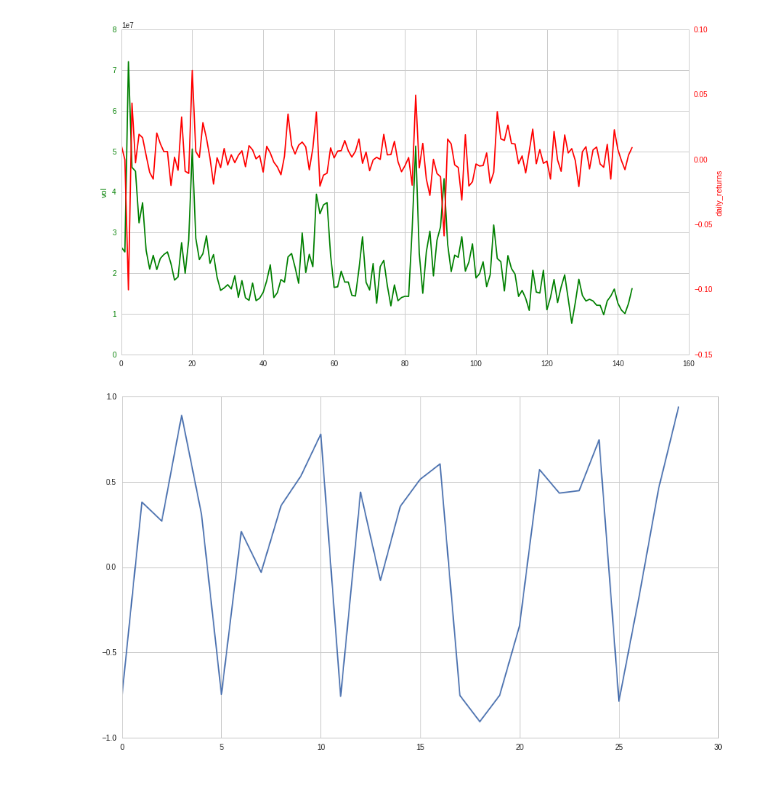
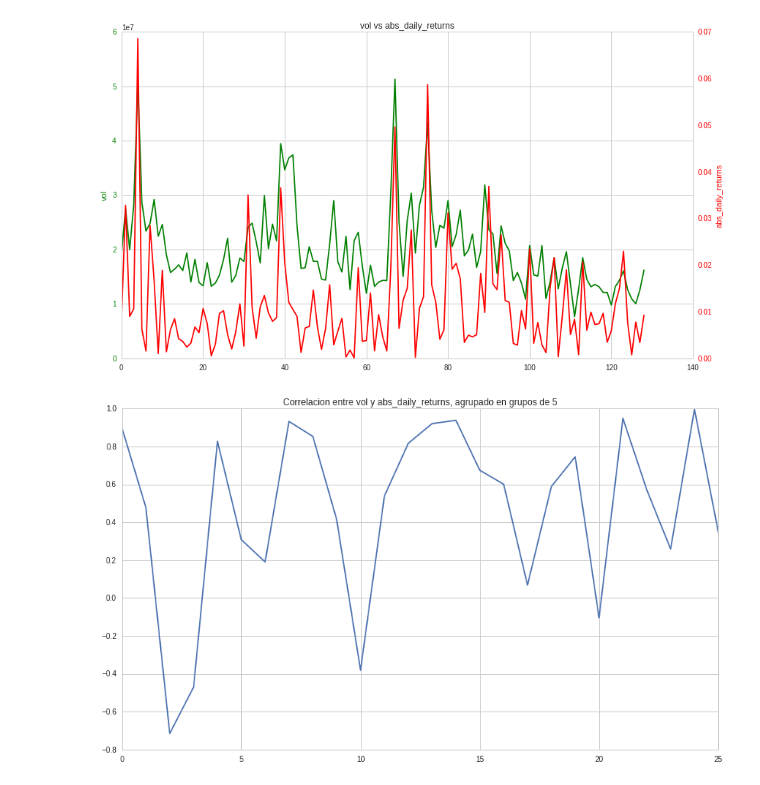
Before and after one commit to alyinuva/correlaciones, a Jupyter notebook: Correlaciones.ipynb, the cells around one changed output. Cells and saved outputs as stored; diff of their text form; code cells hidden in the pictures.

Commit message:
Plots con títulos y daily returns ahora en valor absoluto

```diff
--- a/Correlaciones.ipynb
+++ b/Correlaciones.ipynb
@@ -20,20 +26,21 @@ def make_pipeline():
     universe = QTradableStocksUS()
 
     daily_returns = factor.DailyReturns([USEquityPricing.close])
+    abs_daily_returns = abs_factor([daily_returns], window_length = 1)
     volumen = USEquityPricing.volume.latest
     sentiment_score = stocktwits.bull_minus_bear.latest
     rsi_15 = factor.RSI([USEquityPricing.close])
 
     return Pipeline(columns={"volumen": volumen,
                             "sentiment_score": sentiment_score,
-                            "daily_returns": daily_returns,
+                            "abs_daily_returns": abs_daily_returns,
                             "rsi_15": rsi_15}, screen=universe)
 # %%
 # Import run_pipeline method
 from quantopian.research import run_pipeline
 
 # Specify a time range to evaluate
-period_start = '2019-01-01'
+period_start = '2019-01-25'
 period_end = '2019-07-30'
 
 # Execute pipeline over evaluation period
@@ -53,6 +60,8 @@ def plot_correlation_levels(factor_1, factor_1_name, factor_2, factor_2_name, pa
         correlacion = np.corrcoef(factor_1.values[i:i + paso], factor_2.values[i:i + paso])
         lista.append(correlacion[0,1])
 
+    plt.title('Correlacion entre {} y {}, agrupado en grupos de {}'.format(factor_1_name, factor_2_name, paso))
+
     plt.plot(lista)
 # %%
 def plot_two(factor_1, factor_1_name, factor_2, factor_2_name):
@@ -67,14 +76,16 @@ def plot_two(factor_1, factor_1_name, factor_2, factor_2_name):
     ax2.tick_params(axis='y', labelcolor="r")
     ax2.grid(False)
     ax2.set_ylabel(factor_2_name, color="r")
+
+    plt.title('{} vs {}'.format(factor_1_name, factor_2_name))
     plt.show()
 
     plot_correlation_levels(factor_1, factor_1_name, factor_2, factor_2_name)
 # %%
-plot_two(one_stock_info.volumen, "vol", one_stock_info.daily_returns, "daily_returns")
+plot_two(one_stock_info.volumen, "vol", one_stock_info.abs_daily_returns, "abs_daily_returns")
 # %% [output]
-[figure, old version]
+[figure, new version]
-[figure, old version]
+[figure, new version]
 # %%
 plot_two(one_stock_info.volumen, "vol", one_stock_info.rsi_15, "15 day RSI")
 # %% [output]
```
Also changed, not shown: parts of 3 cells of this notebook.
